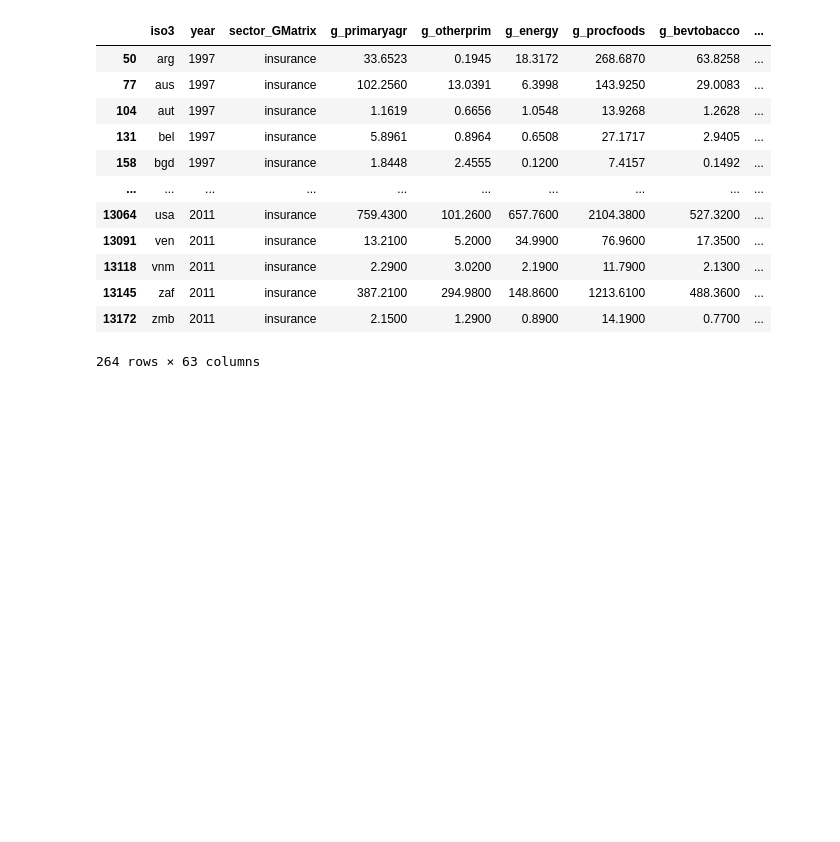
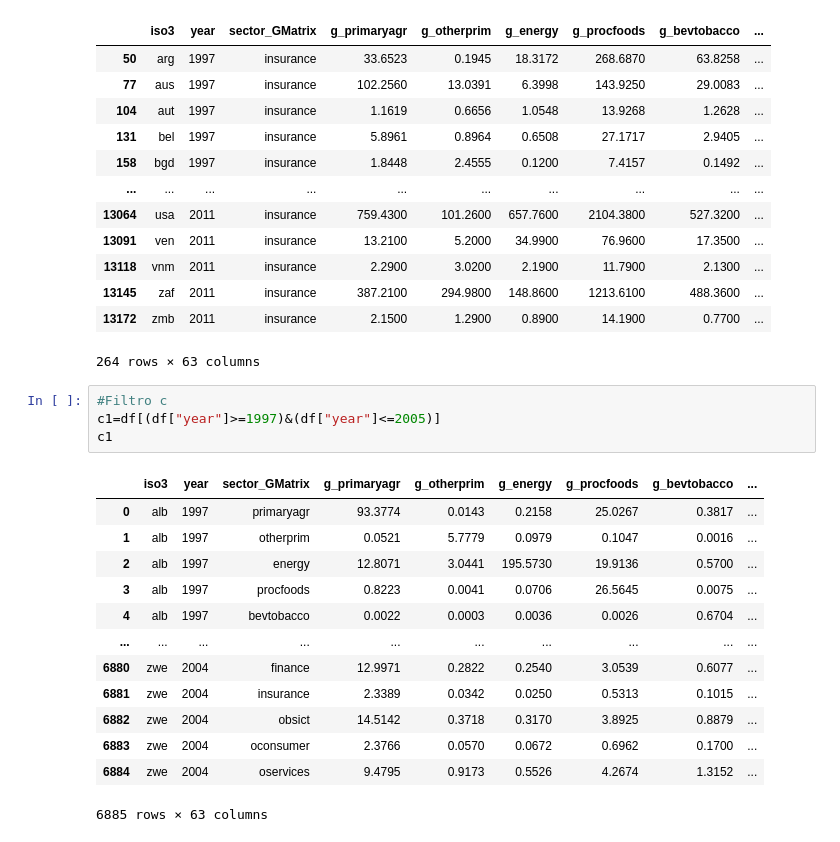
Before and after one commit to gabycantu/Actividad1, a Jupyter notebook: actividad1.ipynb, the cells around one changed output. Drawn from its saved outputs; the diff is of its cells as text; blank space fills up the shorter version.

Commit message:
Filtro c

```diff
--- a/actividad1.ipynb
+++ b/actividad1.ipynb
@@ -52,3 +52,21 @@ b1
 | 13145 | zaf | 2011 | insurance | 387.2100 | 294.9800 | 148.8600 | 1213.6100 | 488.3600 | ... |
 | 13172 | zmb | 2011 | insurance | 2.1500 | 1.2900 | 0.8900 | 14.1900 | 0.7700 | ... |
 264 rows × 63 columns
+# %%
+#Filtro c
+c1=df[(df["year"]>=1997)&(df["year"]<=2005)]
+c1
+# %% [output]
+|  | iso3 | year | sector_GMatrix | g_primaryagr | g_otherprim | g_energy | g_procfoods | g_bevtobacco | ... |
+| 0 | alb | 1997 | primaryagr | 93.3774 | 0.0143 | 0.2158 | 25.0267 | 0.3817 | ... |
+| 1 | alb | 1997 | otherprim | 0.0521 | 5.7779 | 0.0979 | 0.1047 | 0.0016 | ... |
+| 2 | alb | 1997 | energy | 12.8071 | 3.0441 | 195.5730 | 19.9136 | 0.5700 | ... |
+| 3 | alb | 1997 | procfoods | 0.8223 | 0.0041 | 0.0706 | 26.5645 | 0.0075 | ... |
+| 4 | alb | 1997 | bevtobacco | 0.0022 | 0.0003 | 0.0036 | 0.0026 | 0.6704 | ... |
+| ... | ... | ... | ... | ... | ... | ... | ... | ... | ... |
+| 6880 | zwe | 2004 | finance | 12.9971 | 0.2822 | 0.2540 | 3.0539 | 0.6077 | ... |
+| 6881 | zwe | 2004 | insurance | 2.3389 | 0.0342 | 0.0250 | 0.5313 | 0.1015 | ... |
+| 6882 | zwe | 2004 | obsict | 14.5142 | 0.3718 | 0.3170 | 3.8925 | 0.8879 | ... |
+| 6883 | zwe | 2004 | oconsumer | 2.3766 | 0.0570 | 0.0672 | 0.6962 | 0.1700 | ... |
+| 6884 | zwe | 2004 | oservices | 9.4795 | 0.9173 | 0.5526 | 4.2674 | 1.3152 | ... |
+6885 rows × 63 columns
```
